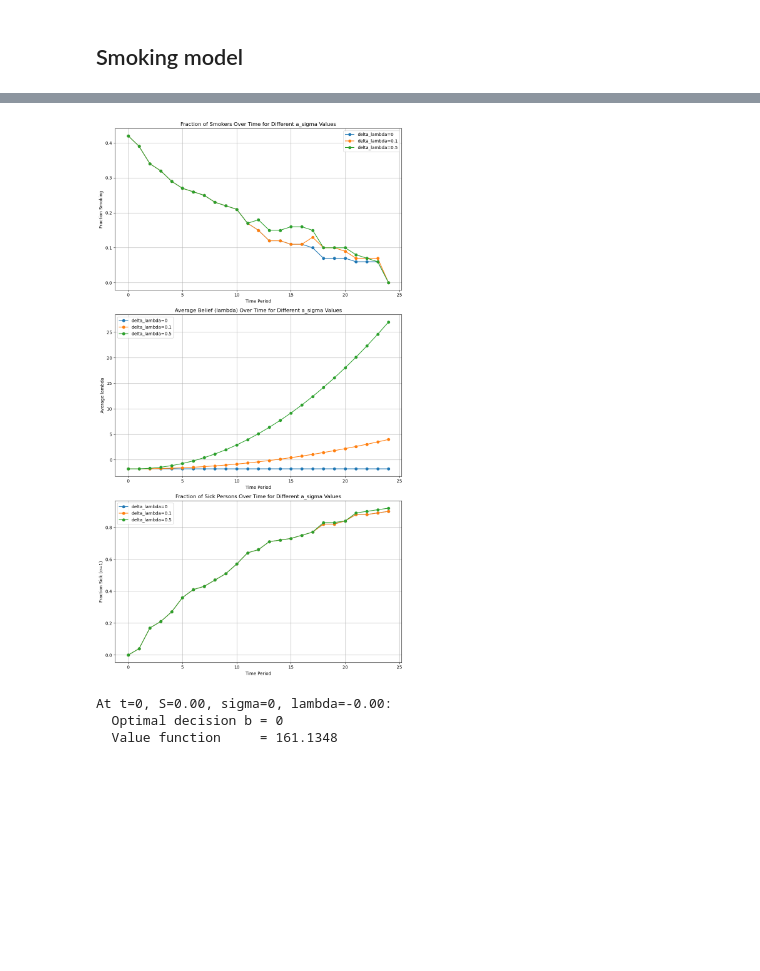
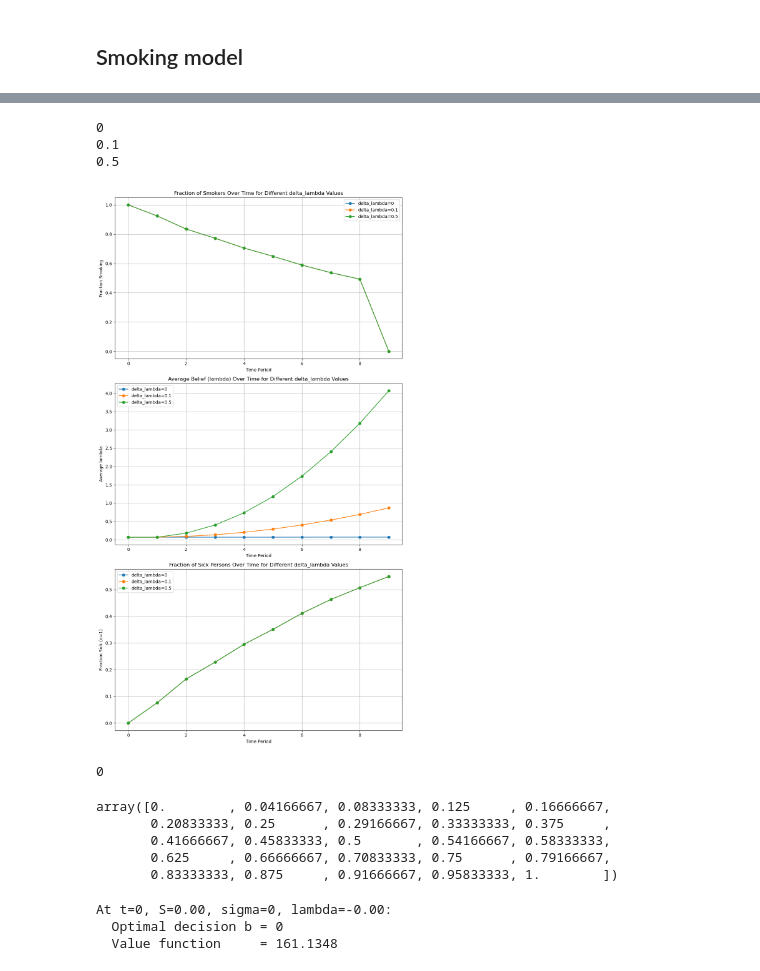
Before and after one commit to gqh814/smoking, a Jupyter notebook: code/kjt_model_smoking_test.ipynb, the cells around one changed output, grey strips where cells are left out. Cells and saved outputs as stored; diff of their text form; code cells hidden in the pictures; blank space fills up the shorter version.

```diff
--- a/code/kjt_model_smoking_test.ipynb
+++ b/code/kjt_model_smoking_test.ipynb
@@ -8,10 +8,10 @@ from model import DynamicModel
 # %%
 import numpy as np
 import matplotlib.pyplot as plt
-# Assuming the class is saved as dynamic_model.py
+  # Assuming the class is saved as dynamic_model.py
 
 # Initialize the model
-model = DynamicModel(T=25, delta_S=0.5, y=10, p=1, P=100)
+model = DynamicModel(T=5, delta_S=0.5, y=10, p=1, P=100)
 
 # Solve the model using backward induction
 model.backward_induction()
@@ -44,16 +44,16 @@ import numpy as np
 import matplotlib.pyplot as plt
 from model import DynamicModel  # Assuming the class is saved as dynamic_model.py
 
-# List of different values for 'a_sigma' to loop over
+# List of different values for 'delta_lambda' to loop over
 delta_lambdas = [0, 0.1, 0.5]
 
 # Set up the figure for the three plots in a single window
 fig, axes = plt.subplots(3, 1, figsize=(10, 18))
 
-# Loop over different values of a_sigma
+# Loop over different values of delta_lambda
 for val in delta_lambdas:
-    # Initialize the model with a specific a_sigma value
-    model = DynamicModel(T=25, delta_lambda=val, delta_S=0.5, y=10, p=2, P=100)
+    # Initialize the model with a specific delta_lambda value
+    model = DynamicModel(T=10, delta_lambda=val, delta_S=0.5, y=10, p=2, P=1000)
 
     # Solve the model using backward induction
     model.backward_induction()
@@ -66,41 +66,59 @@ for val in delta_lambdas:
     avg_lambda = np.mean(lambda_sim, axis=1)
     fraction_sick = np.mean(sigma_sim, axis=1)
 
-    # Plot fraction of smokers for this value of a_sigma
+    # Plot fraction of smokers for this value of delta_lambda
     axes[0].plot(range(model.T), fraction_smoking, marker='o', label=f'delta_lambda={val}')
 
-    # Plot average lambda over time for this value of a_sigma
+    # Plot average lambda over time for this value of delta_lambda
     axes[1].plot(range(model.T), avg_lambda, marker='o', label=f'delta_lambda={val}')
 
-    # Plot fraction sick over time for this value of a_sigma
+    # Plot fraction sick over time for this value of delta_lambda
     axes[2].plot(range(model.T), fraction_sick, marker='o', label=f'delta_lambda={val}')
+
+    print(val)
 
 # Add labels, title, and grid for the first plot (fraction smoking)
 axes[0].set_xlabel('Time Period')
 axes[0].set_ylabel('Fraction Smoking')
-axes[0].set_title('Fraction of Smokers Over Time for Different a_sigma Values')
+axes[0].set_title('Fraction of Smokers Over Time for Different delta_lambda Values')
 axes[0].legend()
 axes[0].grid(True)
 
 # Add labels, title, and grid for the second plot (average lambda)
 axes[1].set_xlabel('Time Period')
 axes[1].set_ylabel('Average lambda')
-axes[1].set_title('Average Belief (lambda) Over Time for Different a_sigma Values')
+axes[1].set_title('Average Belief (lambda) Over Time for Different delta_lambda Values')
 axes[1].legend()
 axes[1].grid(True)
 
 # Add labels, title, and grid for the third plot (fraction sick)
 axes[2].set_xlabel('Time Period')
 axes[2].set_ylabel('Fraction Sick (σ=1)')
-axes[2].set_title('Fraction of Sick Persons Over Time for Different a_sigma Values')
+axes[2].set_title('Fraction of Sick Persons Over Time for Different delta_lambda Values')
 axes[2].legend()
 axes[2].grid(True)
 
 # Show the plot
 plt.tight_layout()
 plt.show()
 # %% [output]
+0
+0.1
+0.5
-[figure, old version]
+[figure, new version]
+# %%
+S=0
+model.pi_of_S(0) if S != 0 else 0
+# %% [output]
+0
+# %%
+model.med_pub
+# %% [output]
+array([0.        , 0.04166667, 0.08333333, 0.125     , 0.16666667,
+       0.20833333, 0.25      , 0.29166667, 0.33333333, 0.375     ,
+       0.41666667, 0.45833333, 0.5       , 0.54166667, 0.58333333,
+       0.625     , 0.66666667, 0.70833333, 0.75      , 0.79166667,
+       0.83333333, 0.875     , 0.91666667, 0.95833333, 1.        ])
 # %%
 model.lambda_sim.shape()
 # %%
```
Also changed, not shown: 1 other file.
